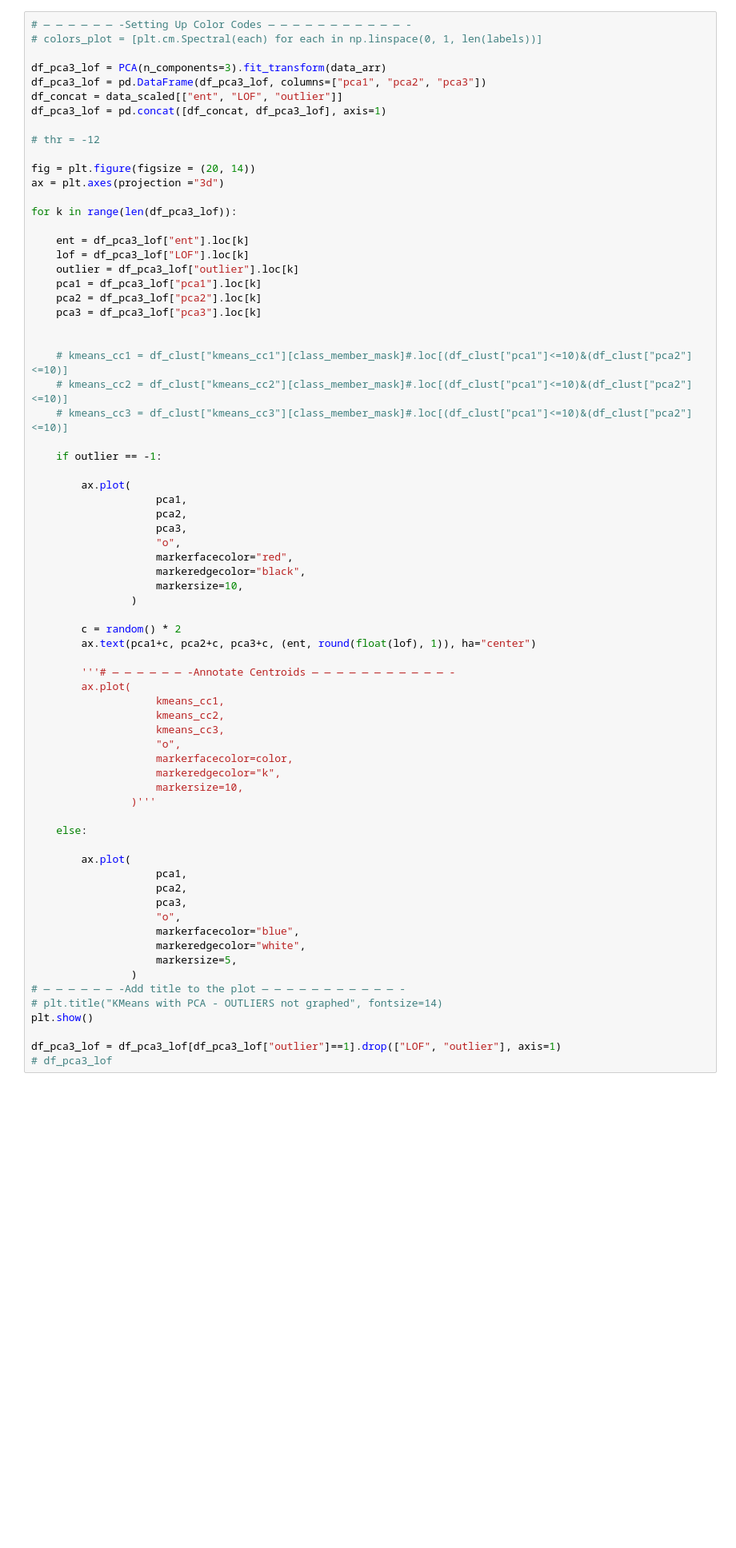
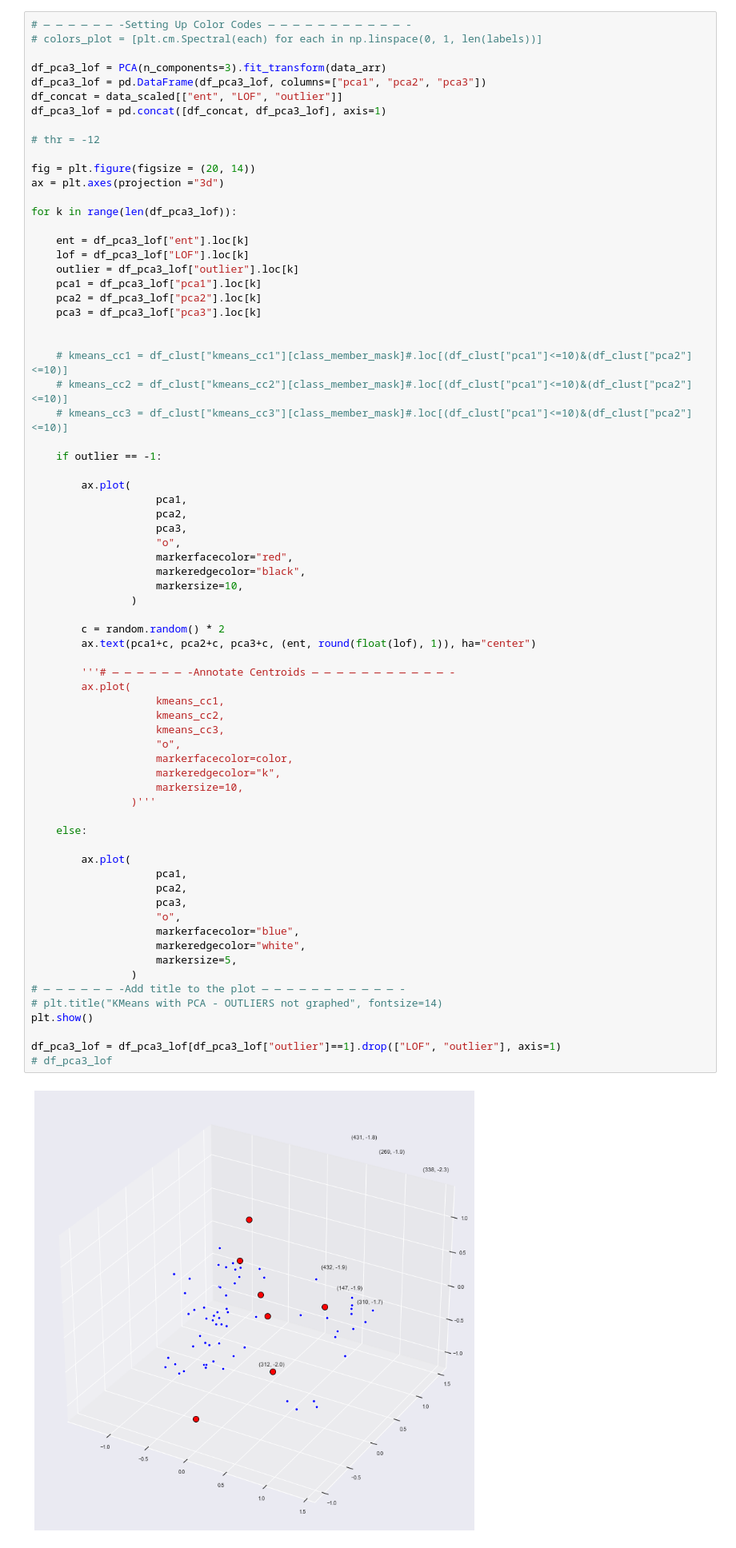
Before and after one commit to maxielias/cbbm, a Jupyter notebook: cbbm/clustering.ipynb, the cells around one changed output. Shown at 80% size. Saved outputs shown, nothing was run; the diff lists cells and outputs as text; blank space fills up the shorter version.

```diff
--- a/cbbm/clustering.ipynb
+++ b/cbbm/clustering.ipynb
@@ -203,35 +207,37 @@ for k in range(len(df_pca3_lof)):
                     markersize=10,
                 )
 
-        c = random() * 2
+        c = random.random() * 2
         ax.text(pca1+c, pca2+c, pca3+c, (ent, round(float(lof), 1)), ha="center")
 
         '''# — — — — — — -Annotate Centroids — — — — — — — — — — — -
         ax.plot(
                     kmeans_cc1,
                     kmeans_cc2,
                     kmeans_cc3,
                     "o",
                     markerfacecolor=color,
                     markeredgecolor="k",
                     markersize=10,
                 )'''
 
     else:
 
         ax.plot(
                     pca1,
                     pca2,
                     pca3,
                     "o",
                     markerfacecolor="blue",
                     markeredgecolor="white",
                     markersize=5,
                 )
 # — — — — — — -Add title to the plot — — — — — — — — — — — -
 # plt.title("KMeans with PCA - OUTLIERS not graphed", fontsize=14)
 plt.show()
 
 df_pca3_lof = df_pca3_lof[df_pca3_lof["outlier"]==1].drop(["LOF", "outlier"], axis=1)
 # df_pca3_lof
+# %% [output]
+[figure, added]
 # %%
```
Also changed, not shown: parts of 15 cells of this notebook, 6 other files.
